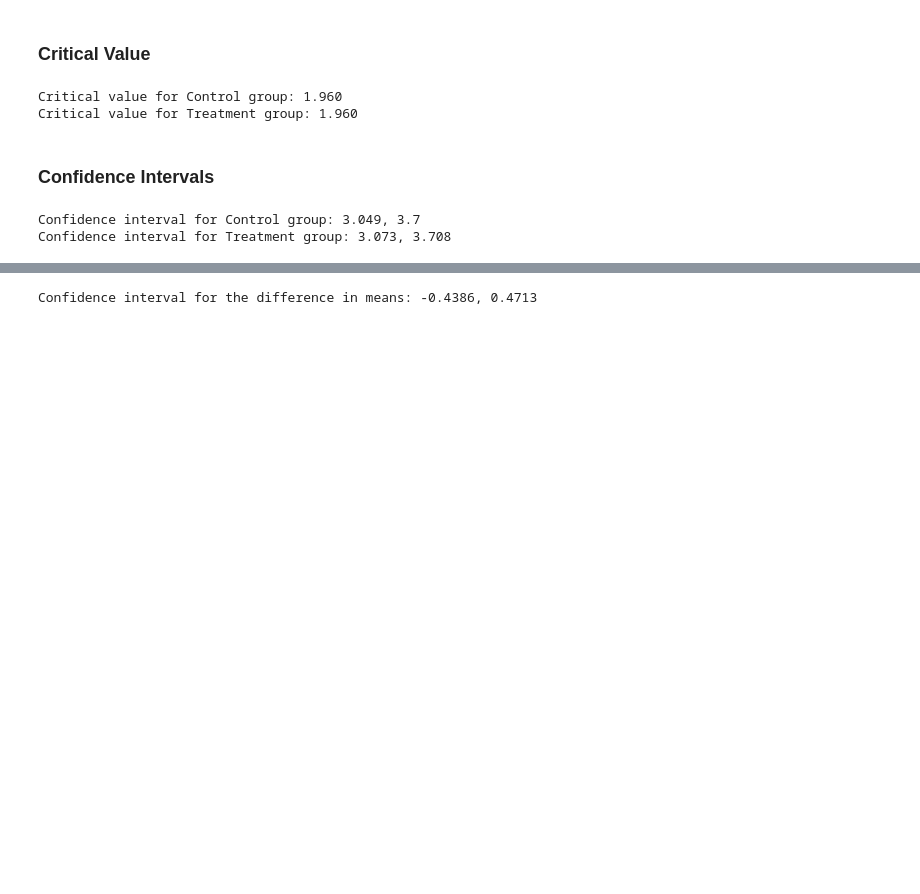
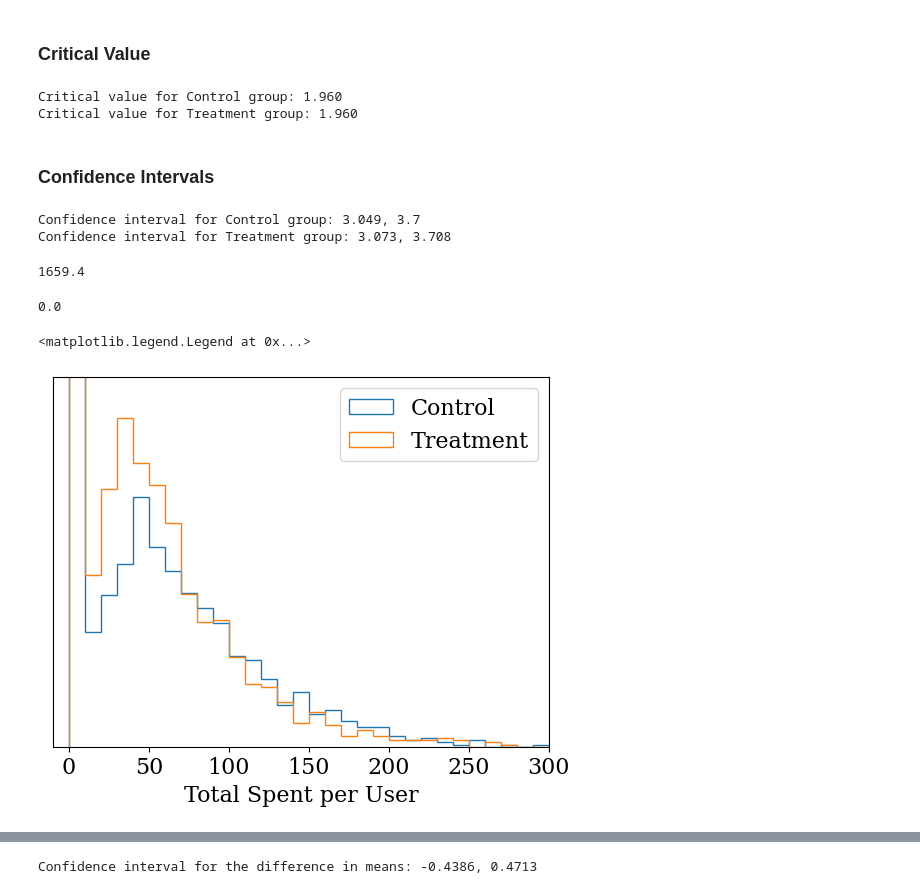
Before and after one commit to caracfinlay/AB-test-GloBox, a Jupyter notebook: python_workings_glowbox.ipynb, the cells around one changed output, grey strips where cells are left out. Saved outputs shown, nothing was run; the diff lists cells and outputs as text; code cells hidden in the pictures; blank space fills up the shorter version.

Commit message:
Distribution plots.

```diff
--- a/python_workings_glowbox.ipynb
+++ b/python_workings_glowbox.ipynb
@@ -125,6 +125,9 @@ import matplotlib.pyplot as plt
 import seaborn as sb
 
 %matplotlib inline
+# %%
+plt.rcParams['font.size'] = 16
+plt.rcParams['font.family'] = 'serif'
 # %%
 def get_mean_and_se(df, col):
     '''
@@ -557,3 +560,23 @@ print('Confidence interval for Treatment group: {:.4}, {:.4}'.format(*confidence
 # %% [output]
 Confidence interval for Control group: 3.049, 3.7
 Confidence interval for Treatment group: 3.073, 3.708
+# %%
+df_a['total_spent_per_user'].max()
+# %% [output]
+1659.4
+# %%
+df_a['total_spent_per_user'].min()
+# %% [output]
+0.0
+# %%
+bins = np.linspace(0, 300, 31)
+plt.hist(df_a['total_spent_per_user'], bins=bins, histtype='step', density=True, color='tab:blue', alpha=1, label='Control')
+plt.hist(df_b['total_spent_per_user'], bins=bins, histtype='step', density=True, color='tab:orange', alpha=1, label='Treatment')
+plt.xlim(-10, 300)
+plt.ylim(0, 0.0007)
+plt.yticks([], [])
+plt.xlabel('Total Spent per User')
+plt.legend()
+# %% [output]
+<matplotlib.legend.Legend at 0x...>
+[figure, added]
```
Also changed, not shown: parts of 8 cells of this notebook.
